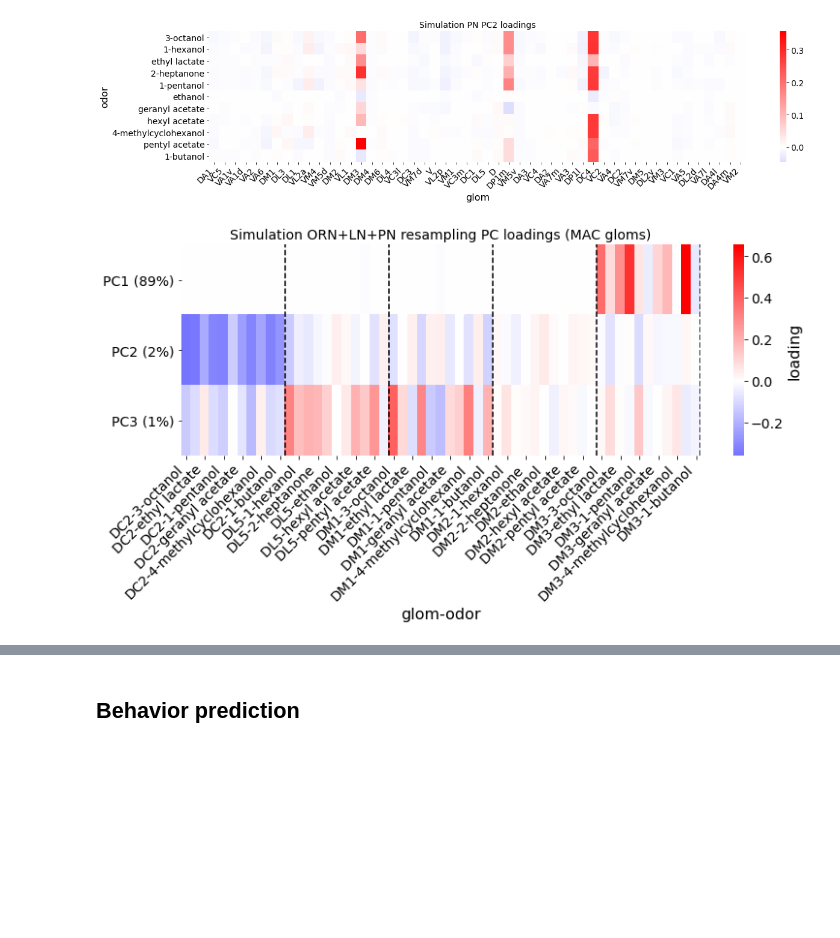
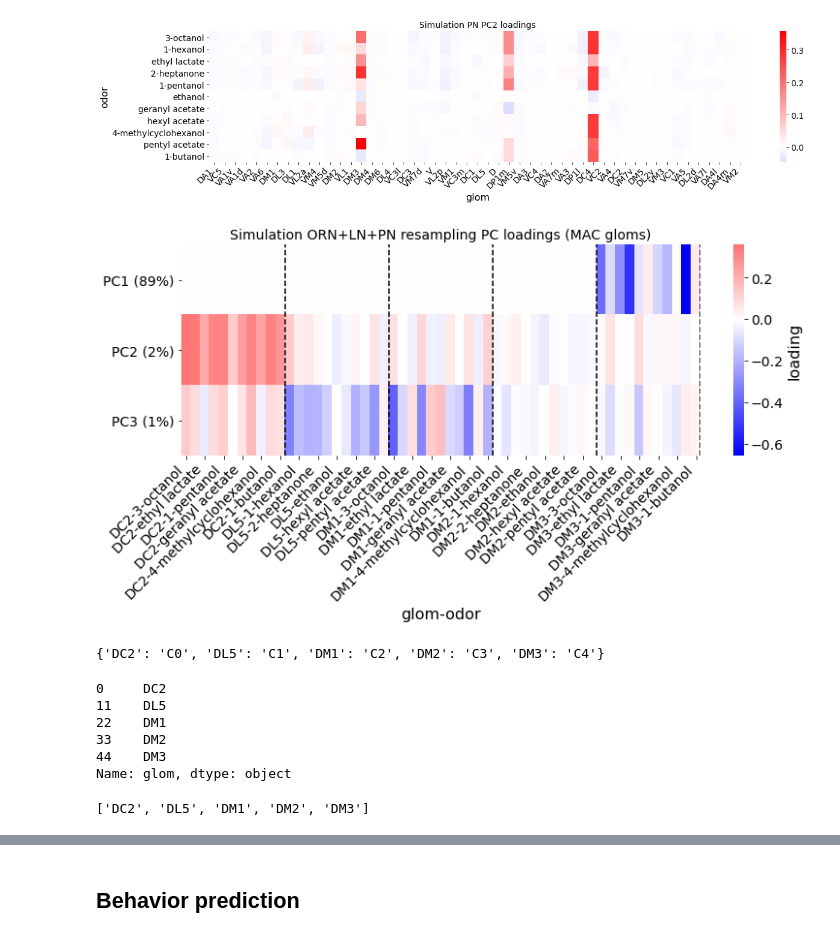
Before and after one commit to dlavrent/ALVariability, a Jupyter notebook: analysis/analyze_vars_resampling_behavior_prediction_and_PCA.ipynb, the cells around one changed output, grey strips where cells are left out. Cells and saved outputs as stored; diff of their text form; code cells hidden in the pictures; blank space fills up the shorter version.

```diff
--- a/analysis/analyze_vars_resampling_behavior_prediction_and_PCA.ipynb
+++ b/analysis/analyze_vars_resampling_behavior_prediction_and_PCA.ipynb
@@ -494,11 +496,28 @@ plt.show()
 [figure]
 # %%
 plt.figure(figsize=(12,4))
-sns.heatmap(pca_loadings_df_sim_macgloms.iloc[:, :3].T, cmap='bwr', center=0, cbar_kws={'label': 'loading'})
+sns.heatmap(-pca_loadings_df_sim_macgloms.iloc[:, :3].T, cmap='bwr', center=0, cbar_kws={'label': 'loading'})
 plt.yticks(rotation=0); plt.xticks(rotation=45, ha='right')
 for i in np.arange(11, 51*11, 11):
     plt.axvline(i, ls='--', c='k')
 plt.title('Simulation ORN+LN+PN resampling PC loadings (MAC gloms)')
 plt.show()
 # %% [output]
-[figure, old version]
+[figure, new version]
+# %%
+glom_colors
+# %% [output]
+{'DC2': 'C0', 'DL5': 'C1', 'DM1': 'C2', 'DM2': 'C3', 'DM3': 'C4'}
+# %%
+pca_loadings_df_MAC.reset_index()['glom'].drop_duplicates()
+# %% [output]
+0     DC2
+11    DL5
+22    DM1
+33    DM2
+44    DM3
+Name: glom, dtype: object
+# %%
+gNames
+# %% [output]
+['DC2', 'DL5', 'DM1', 'DM2', 'DM3']
```
Also changed, not shown: parts of 8 cells of this notebook.
